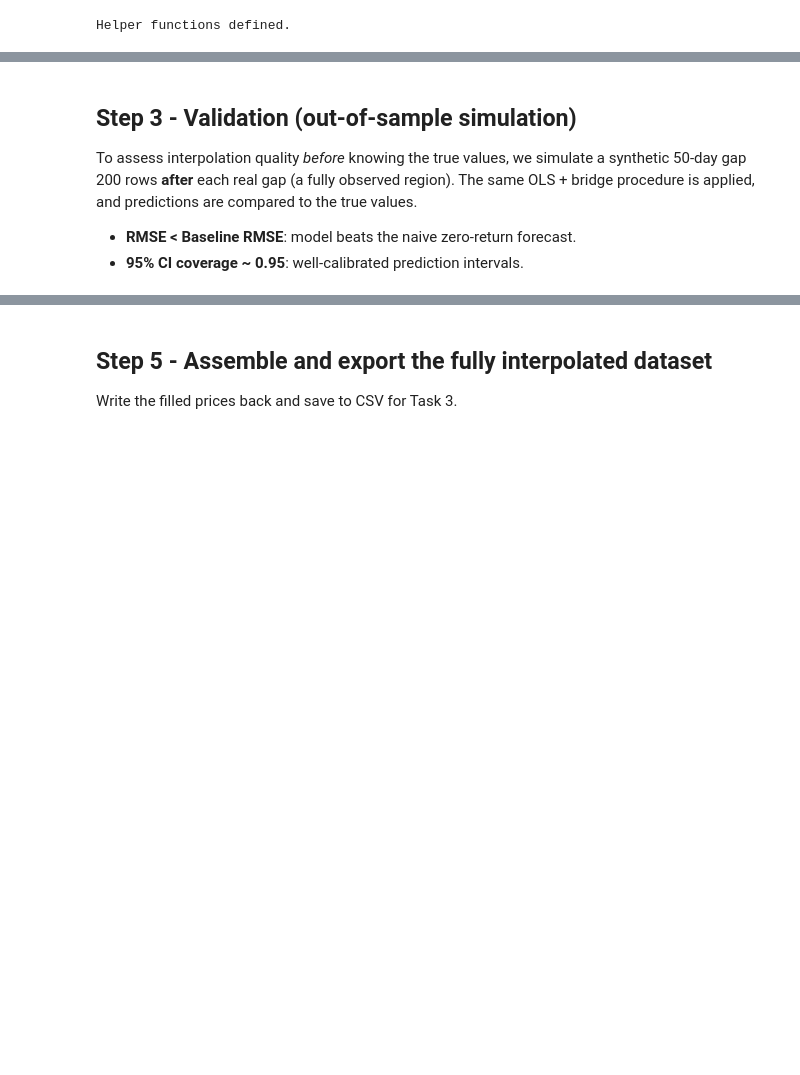
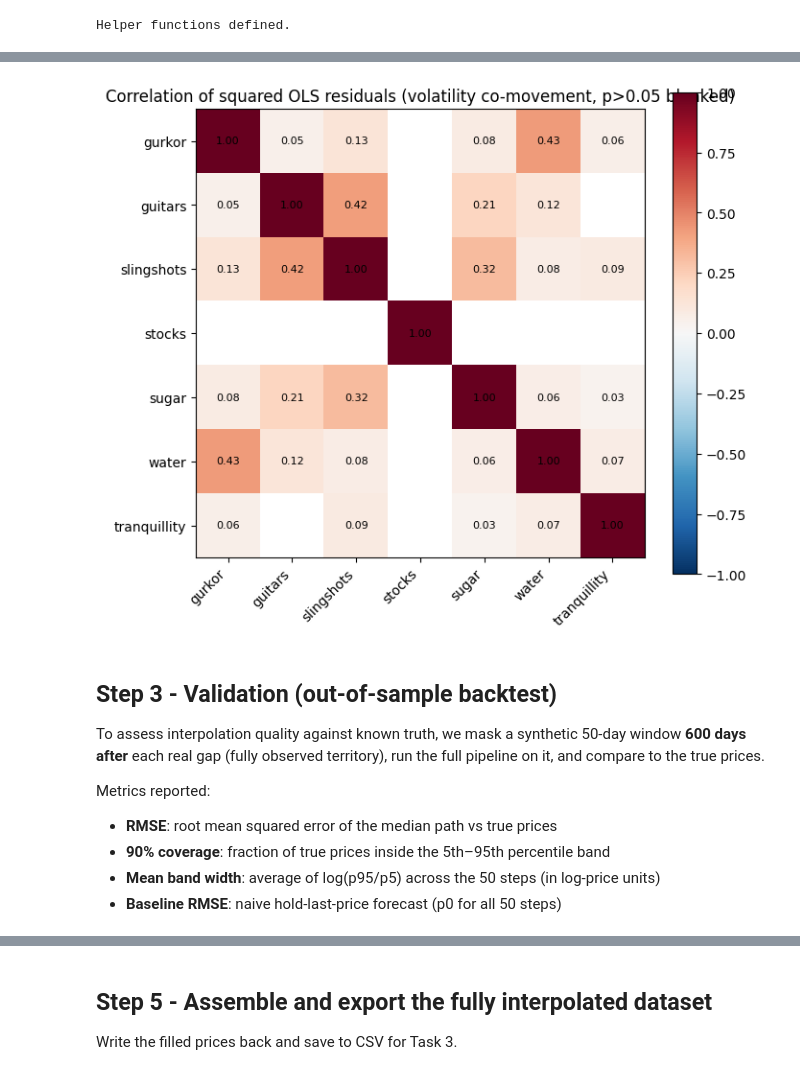
Before and after one commit to SirAlex77/financial-timeseries-project-group13, a Jupyter notebook: notebooks/02_interpolation.ipynb, the cells around one changed output, grey strips where cells are left out. Drawn from its saved outputs; the diff is of its cells as text; code cells hidden in the pictures; blank space fills up the shorter version.

```diff
--- a/notebooks/02_interpolation.ipynb
+++ b/notebooks/02_interpolation.ipynb
@@ -27,7 +27,8 @@ import pandas as pd
 import numpy as np
 import matplotlib.pyplot as plt
 from sklearn.linear_model import LinearRegression
-from sklearn.metrics import mean_squared_error
+from arch import arch_model
+from statsmodels.stats.diagnostic import acorr_ljungbox
 import warnings
 warnings.filterwarnings('ignore')
 
@@ -35,7 +36,7 @@ df = pd.read_csv('spiff_data2.csv', index_col=0)
 cols = ['gurkor', 'guitars', 'slingshots', 'stocks', 'sugar', 'water', 'tranquillity']
 
 for col in cols:
-    df.loc[df[col] > 100, col] = np.nan
+    df.loc[df[col] == 1000, col] = np.nan
 
 OBS_END = 5255
 df_obs = df.loc[:OBS_END].copy()
@@ -185,8 +283,63 @@ tranquillity    1398-1447           0.0766         0.012280
+# %%
+from scipy import stats
+
+# Exclude rows inside any 50-day gap so interpolated values don't inflate squared residuals
+gap_mask = pd.Series(False, index=log_ret.index)
+for _col, (_gs, _ge) in gaps.items():
+    gap_mask.loc[_gs:_ge] = True
+
+lr_clean = log_ret.loc[~gap_mask].dropna()
+
+# For each series, regress lag-0 on all others and collect squared residuals
+sq_resid = {}
+for c in cols:
+    others = [o for o in cols if o != c]
+    X = lr_clean[others].values
+    y = lr_clean[c].values
+    beta = np.linalg.lstsq(np.column_stack([np.ones(len(X)), X]), y, rcond=None)[0]
+    resid = y - (beta[0] + X @ beta[1:])
+    sq_resid[c] = resid ** 2
+
+sq_resid_df = pd.DataFrame(sq_resid, index=lr_clean.index)
+
+# Pairwise Pearson correlation + p-values on squared residuals
+corr_vals = np.zeros((len(cols), len(cols)))
+pval_vals = np.ones((len(cols), len(cols)))
+for i, ci in enumerate(cols):
+    for j, cj in enumerate(cols):
+        if i == j:
+            corr_vals[i, j] = 1.0
+            pval_vals[i, j] = 0.0
+        else:
+            r, p = stats.pearsonr(sq_resid_df[ci], sq_resid_df[cj])
+            corr_vals[i, j] = r
+            pval_vals[i, j] = p
+
+# Insignificant cells (p > 0.05) shown as white (NaN)
+display_vals = np.where(pval_vals <= 0.05, corr_vals, np.nan)
+
+fig, ax = plt.subplots(figsize=(7, 6))
+im = ax.imshow(display_vals, vmin=-1, vmax=1, cmap='RdBu_r')
+ax.set_xticks(range(len(cols))); ax.set_xticklabels(cols, rotation=45, ha='right')
+ax.set_yticks(range(len(cols))); ax.set_yticklabels(cols)
+for i in range(len(cols)):
+    for j in range(len(cols)):
+        if pval_vals[i, j] <= 0.05:
+            ax.text(j, i, f'{corr_vals[i, j]:.2f}', ha='center', va='center', fontsize=8)
+plt.colorbar(im, ax=ax)
+ax.set_title('Correlation of squared OLS residuals (volatility co-movement, p>0.05 blanked)')
+plt.tight_layout()
+plt.show()
+# %% [output]
+[figure, added]
 # %% [markdown]
-## Step 3 - Validation (out-of-sample simulation)
+## Step 3 - Validation (out-of-sample backtest)
 
-To assess interpolation quality *before* knowing the true values, we simulate a synthetic 50-day gap 200 rows **after** each real gap (a fully observed region). The same OLS + bridge procedure is applied, and predictions are compared to the true values.
+To assess interpolation quality against known truth, we mask a synthetic 50-day window **600 days after** each real gap (fully observed territory), run the full pipeline on it, and compare to the true prices.
 
-- **RMSE < Baseline RMSE**: model beats the naive zero-return forecast.
-- **95% CI coverage ~ 0.95**: well-calibrated prediction intervals.
+Metrics reported:
+- **RMSE**: root mean squared error of the median path vs true prices
+- **90% coverage**: fraction of true prices inside the 5th–95th percentile band
+- **Mean band width**: average of log(p95/p5) across the 50 steps (in log-price units)
+- **Baseline RMSE**: naive hold-last-price forecast (p0 for all 50 steps)
 # %%
```
Also changed, not shown: parts of 9 cells of this notebook, 2 other files.
